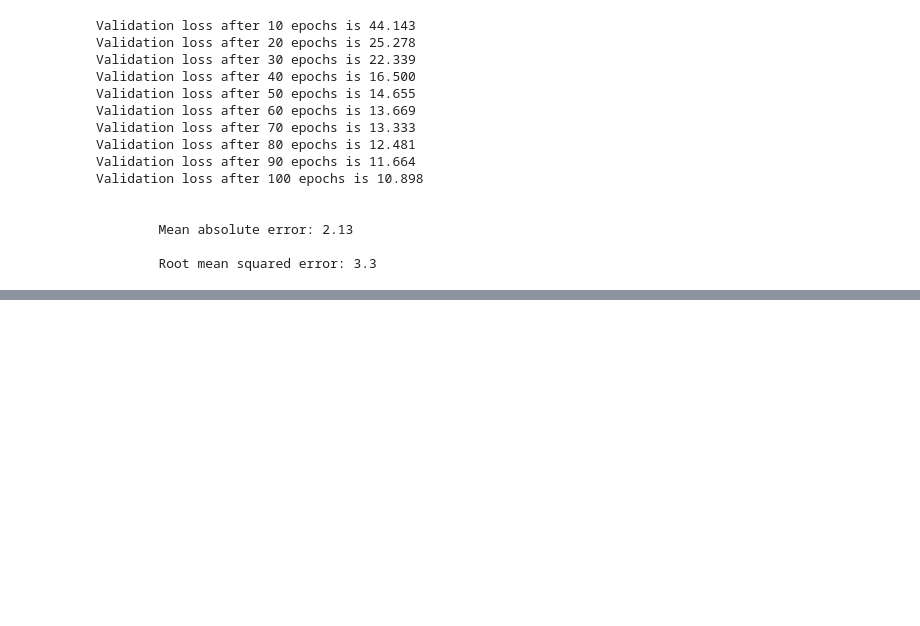
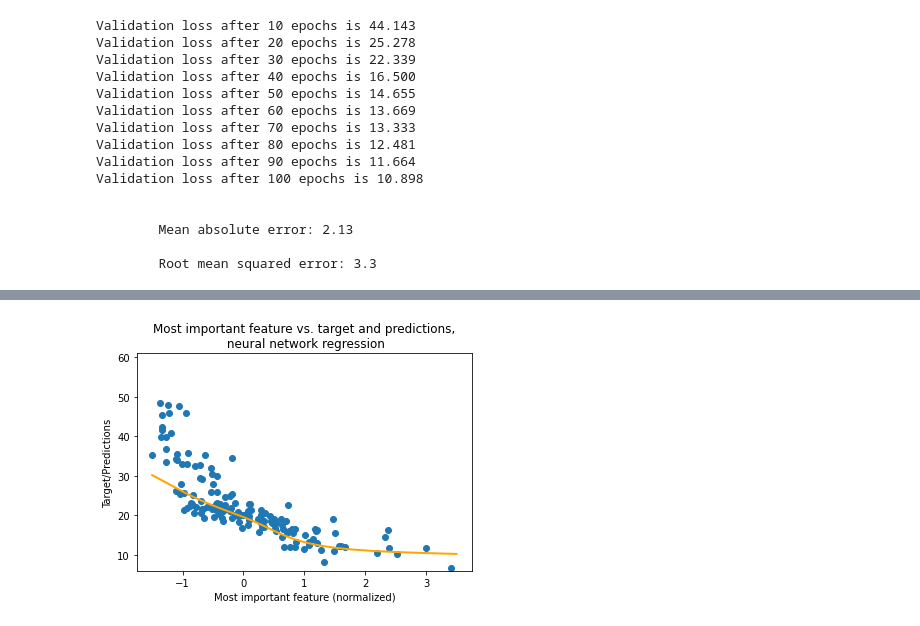
Before and after one commit to chris-santiago/dlfs, a Jupyter notebook: notebooks/Chap3.ipynb, the cells around one changed output, grey strips where cells are left out. Saved outputs shown, nothing was run; the diff lists cells and outputs as text; code cells hidden in the pictures; blank space fills up the shorter version.

```diff
--- a/notebooks/Chap3.ipynb
+++ b/notebooks/Chap3.ipynb
@@ -110,0 +130,10 @@ Validation loss after 100 epochs is 10.898
+# %%
+plt.scatter(X_test[:, 12], preds)
+plt.plot(np.array(test_feature[:, -1]), preds_test, linewidth=2, c='orange')
+plt.ylim([6, 61])
+plt.xlabel("Most important feature (normalized)")
+plt.ylabel("Target/Predictions")
+plt.title("Most important feature vs. target and predictions,\n neural network regression")
+plt.show()
+# %% [output]
+[figure, added]
```
Also changed, not shown: parts of 2 cells of this notebook, 11 other files.
